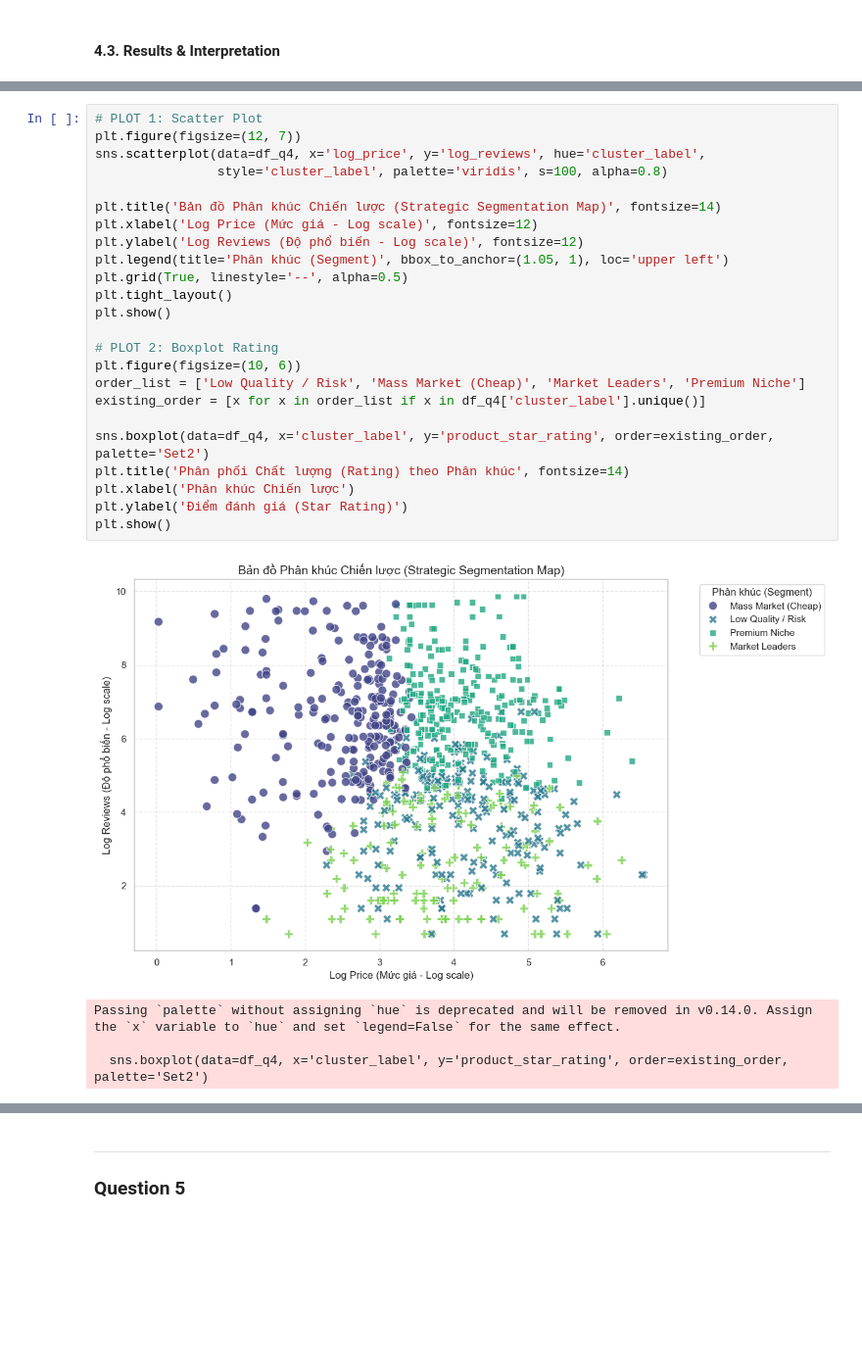
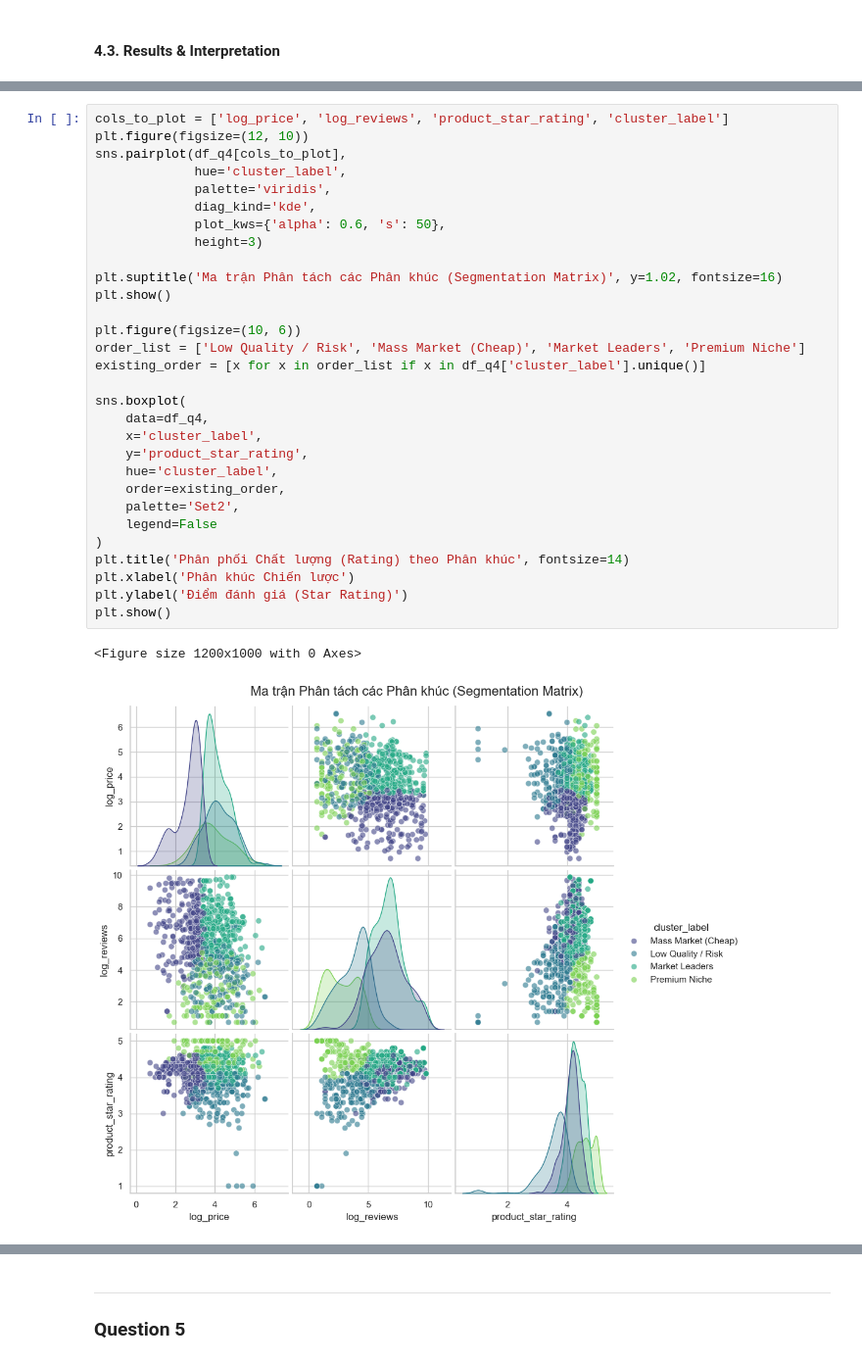
Before and after one commit to TANVANHCMUS2005/LTKHDL_Final_Project, a Jupyter notebook: Final_project.ipynb, the cells around one changed output, grey strips where cells are left out. Shown at 98% size. Saved outputs shown, nothing was run; the diff lists cells and outputs as text; blank space fills up the shorter version.

```diff
--- a/Final_project.ipynb
+++ b/Final_project.ipynb
@@ -1549,29 +1597,33 @@ cluster
 # %%
-# PLOT 1: Scatter Plot
-plt.figure(figsize=(12, 7))
-sns.scatterplot(data=df_q4, x='log_price', y='log_reviews', hue='cluster_label',
-                style='cluster_label', palette='viridis', s=100, alpha=0.8)
+cols_to_plot = ['log_price', 'log_reviews', 'product_star_rating', 'cluster_label']
+plt.figure(figsize=(12, 10))
+sns.pairplot(df_q4[cols_to_plot],
+             hue='cluster_label',
+             palette='viridis',
+             diag_kind='kde',
+             plot_kws={'alpha': 0.6, 's': 50},
+             height=3)
 
-plt.title('Bản đồ Phân khúc Chiến lược (Strategic Segmentation Map)', fontsize=14)
-plt.xlabel('Log Price (Mức giá - Log scale)', fontsize=12)
-plt.ylabel('Log Reviews (Độ phổ biến - Log scale)', fontsize=12)
-plt.legend(title='Phân khúc (Segment)', bbox_to_anchor=(1.05, 1), loc='upper left')
-plt.grid(True, linestyle='--', alpha=0.5)
-plt.tight_layout()
+plt.suptitle('Ma trận Phân tách các Phân khúc (Segmentation Matrix)', y=1.02, fontsize=16)
 plt.show()
 
-# PLOT 2: Boxplot Rating
 plt.figure(figsize=(10, 6))
 order_list = ['Low Quality / Risk', 'Mass Market (Cheap)', 'Market Leaders', 'Premium Niche']
 existing_order = [x for x in order_list if x in df_q4['cluster_label'].unique()]
 
-sns.boxplot(data=df_q4, x='cluster_label', y='product_star_rating', order=existing_order, palette='Set2')
+sns.boxplot(
+    data=df_q4,
+    x='cluster_label',
+    y='product_star_rating',
+    hue='cluster_label',
+    order=existing_order,
+    palette='Set2',
+    legend=False
+)
 plt.title('Phân phối Chất lượng (Rating) theo Phân khúc', fontsize=14)
 plt.xlabel('Phân khúc Chiến lược')
 plt.ylabel('Điểm đánh giá (Star Rating)')
 plt.show()
 # %% [output]
+<Figure size 1200x1000 with 0 Axes>
-[figure, old version]
+[figure, new version]
-Passing `palette` without assigning `hue` is deprecated and will be removed in v0.14.0. Assign the `x` variable to `hue` and set `legend=False` for the same effect.
-
-  sns.boxplot(data=df_q4, x='cluster_label', y='product_star_rating', order=existing_order, palette='Set2')
```
Also changed, not shown: parts of 5 cells of this notebook.
